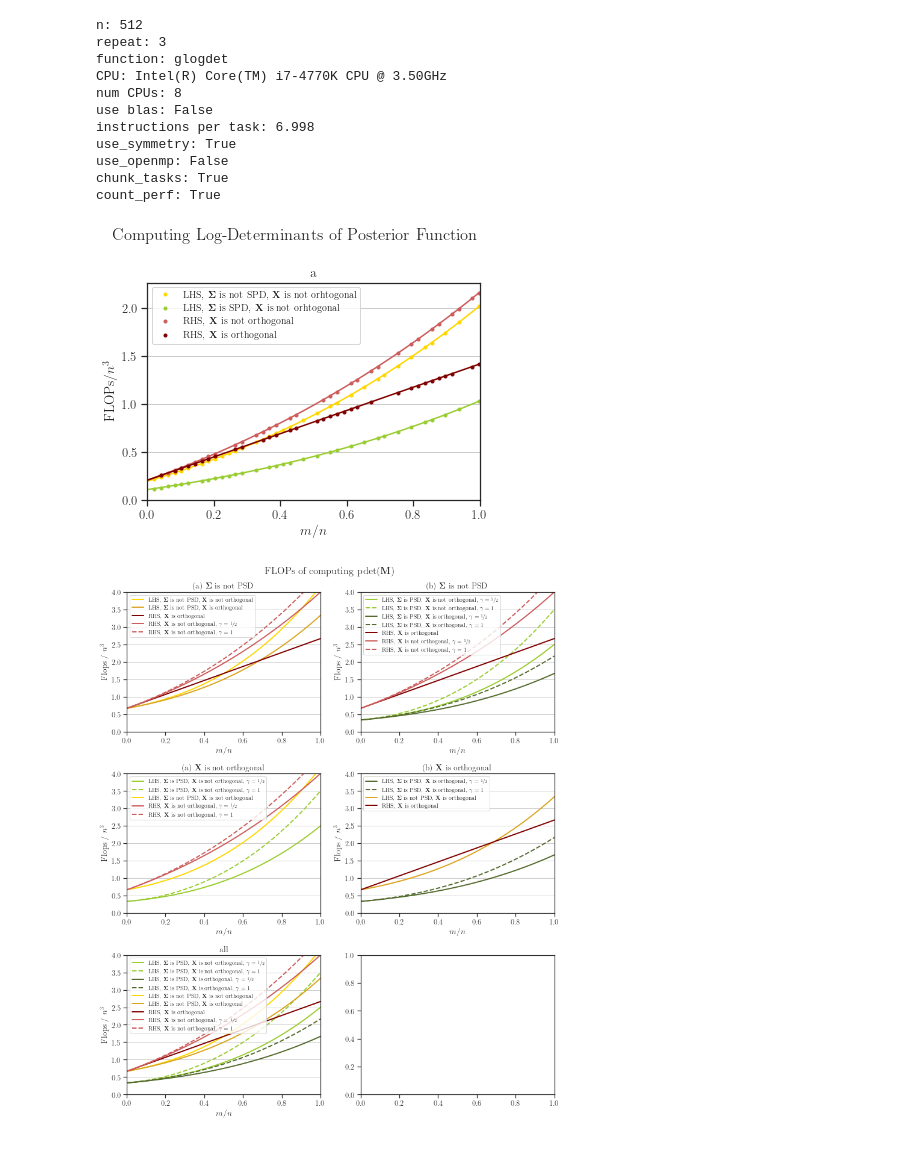
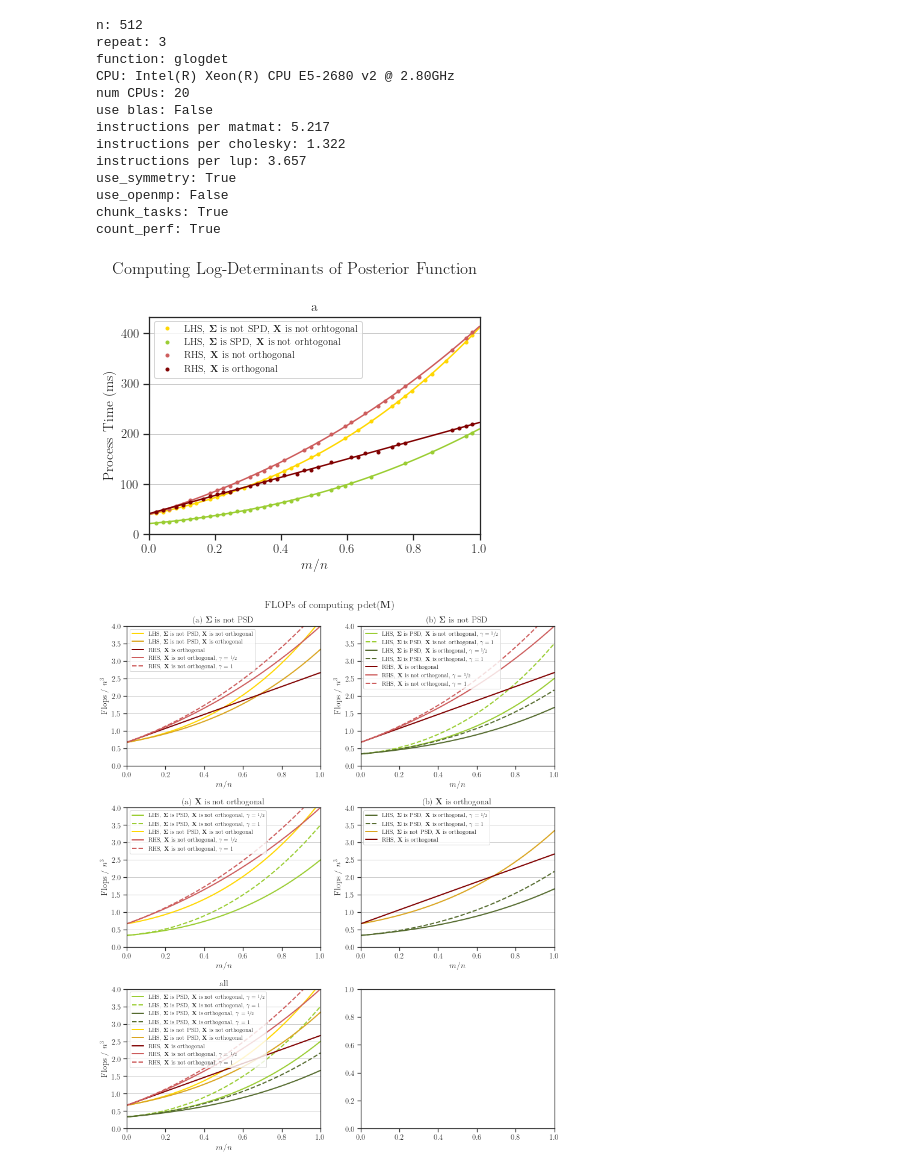
Before and after one commit to ameli/detkit, a Jupyter notebook: benchmark/notebooks/benchmark_plot.ipynb, the cells around one changed output. Drawn from its saved outputs; the diff is of its cells as text; code cells hidden in the pictures.

Commit message:
bench instructions

```diff
--- a/benchmark/notebooks/benchmark_plot.ipynb
+++ b/benchmark/notebooks/benchmark_plot.ipynb
@@ -78,7 +78,9 @@ print('function: %s' %config['func'])
 print('CPU: %s' %devices['cpu_name'])
 print('num CPUs: %s' %devices['num_all_cpu_threads'])
 print('use blas: %s' % config['use_blas'])
-print('instructions per task: %0.3f' % devices['instructions_per_task'])
+print('instructions per matmat: %0.3f' % devices['instructions_per_matmat'])
+print('instructions per cholesky: %0.3f' % devices['instructions_per_cholesky'])
+print('instructions per lup: %0.3f' % devices['instructions_per_lup'])
 print('use_symmetry: %s' % detkit_config['use_symmetry'])
 print('use_openmp: %s' % detkit_config['use_openmp'])
 print('chunk_tasks: %s' % detkit_config['chunk_tasks'])
@@ -87,10 +89,12 @@ print('count_perf: %s' % detkit_config['count_perf'])
 n: 512
 repeat: 3
 function: glogdet
-CPU: Intel(R) Core(TM) i7-4770K CPU @ 3.50GHz
-num CPUs: 8
+CPU: Intel(R) Xeon(R) CPU E5-2680 v2 @ 2.80GHz
+num CPUs: 20
 use blas: False
-instructions per task: 6.998
+instructions per matmat: 5.217
+instructions per cholesky: 1.322
+instructions per lup: 3.657
 use_symmetry: True
 use_openmp: False
 chunk_tasks: True
@@ -397,8 +401,8 @@ def set_ylim(ax1, ax2):
 #ylim = [0.5, 8]
 ylim = None
 num_outliers = 15
-#variable = 'proc_time'
-variable = 'flops'
+variable = 'proc_time'
+#variable = 'flops'
 
 if config['func'] == 'glogdet':
     fig, ax = plt.subplots(figsize=(5.75, 4.6))
@@ -412,34 +416,34 @@ elif config['func'] == 'plogdet':
     plot_time(ax[0][0], [lgcy_gen_gen, lgcy_spd_gen, proj_gen], title='a', variable=variable,
               ylim=ylim, num_outliers=num_outliers)
     plot_time(ax[0][1], [lgcy_gen_ort, lgcy_spd_ort, proj_ort], title='a', variable=variable,
               ylim=ylim, num_outliers=num_outliers)
     set_ylim(ax[0][0], ax[0][1])
 
     # Not PSD (left) vs PSD (right)
     plot_time(ax[1][0], [lgcy_gen_gen, lgcy_gen_ort, proj_gen, proj_ort], title='a', variable=variable,
               ylim=ylim, num_outliers=num_outliers)
     plot_time(ax[1][1], [lgcy_spd_gen, lgcy_spd_ort, proj_gen, proj_ort], title='a', variable=variable,
               ylim=ylim, num_outliers=num_outliers)
     set_ylim(ax[1][0], ax[1][1])
 
     # All plots
     plot_time(ax[2][0], [lgcy_gen_gen, lgcy_spd_gen, proj_gen,lgcy_gen_ort, lgcy_spd_ort, proj_ort],
               title='a', variable=variable, ylim=ylim, num_outliers=num_outliers)
 else:
     raise ValueError('func should be either "glogdet" or "plogdet".')
 
 # plot_flops(ax[2][1], flops_per_second=1)
 
 filename = 'proc_time'
 benchmark_dir = '..'
 save_dir = join(benchmark_dir, 'svg_plots')
 save_plot(plt, filename, save_dir, transparent_background=True)
 fig.suptitle('Computing Log-Determinants of Posterior Function')
 fig.tight_layout()
 
 plt.show()
 # %% [output]
-[figure, old version]
+[figure, new version]
 # %%
 # ==========
 # Plot Flops
```
Also changed, not shown: 28 other files.
